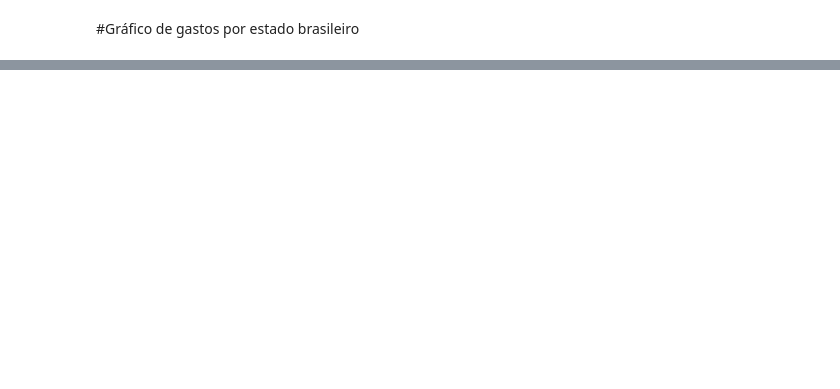
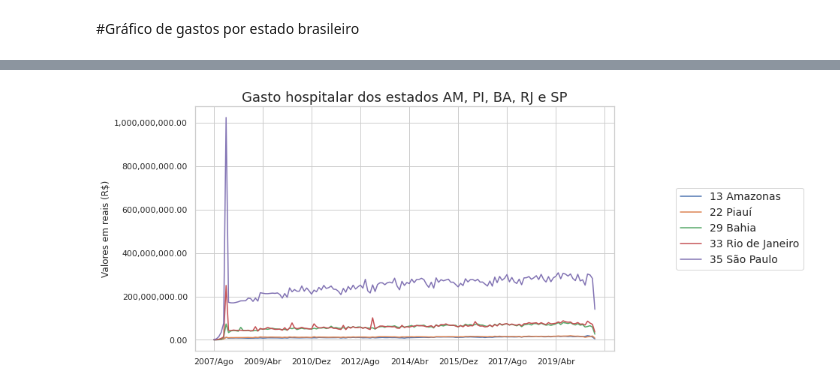
Before and after one commit to erikamarchi/bootcamp-alura-data-science, a Jupyter notebook: modulo-01/Dados_Hospitalares.ipynb, the cells around one changed output, grey strips where cells are left out. Saved outputs shown, nothing was run; the diff lists cells and outputs as text; code cells hidden in the pictures; blank space fills up the shorter version.

```diff
--- a/modulo-01/Dados_Hospitalares.ipynb
+++ b/modulo-01/Dados_Hospitalares.ipynb
@@ -102,0 +133,11 @@ ax.set_xticklabels(dados['Unidade da Federação'],rotation=45,ha='right');
+# %%
+estados_para_analise = ['13 Amazonas','22 Piauí','29 Bahia','33 Rio de Janeiro', '35 São Paulo']
+ax = usaveis.T[estados_para_analise].plot(figsize=(10,6))
+
+ax.legend(loc='center', bbox_to_anchor=(1.3,0.5), fontsize=14)
+ax.set_title('Gasto hospitalar dos estados AM, PI, BA, RJ e SP',fontsize=18)
+ax.yaxis.set_major_formatter(ticker.StrMethodFormatter("{x:,.2f}"))
+ax.set_ylabel("Valores em reais (R$)")
+ax.figure.set_size_inches(10,6);
+# %% [output]
+[figure, added]
```
Also changed, not shown: parts of 12 cells of this notebook.
